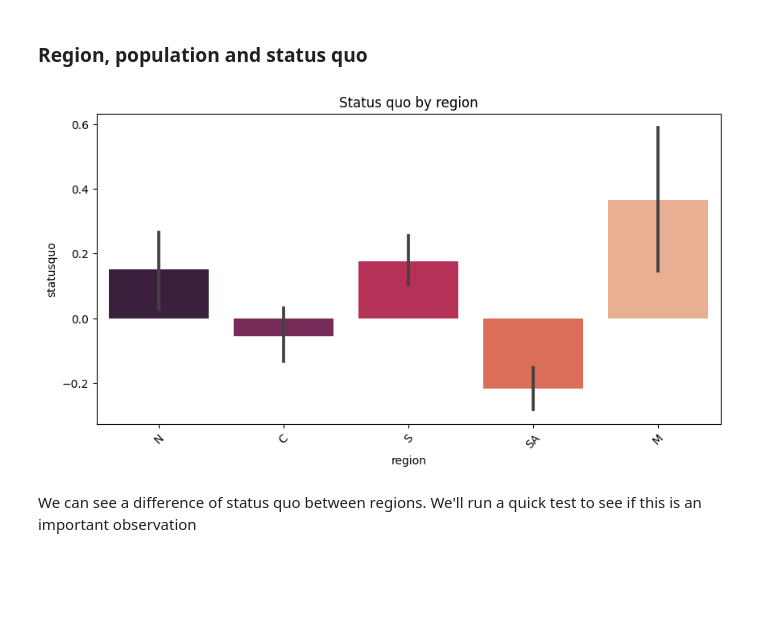
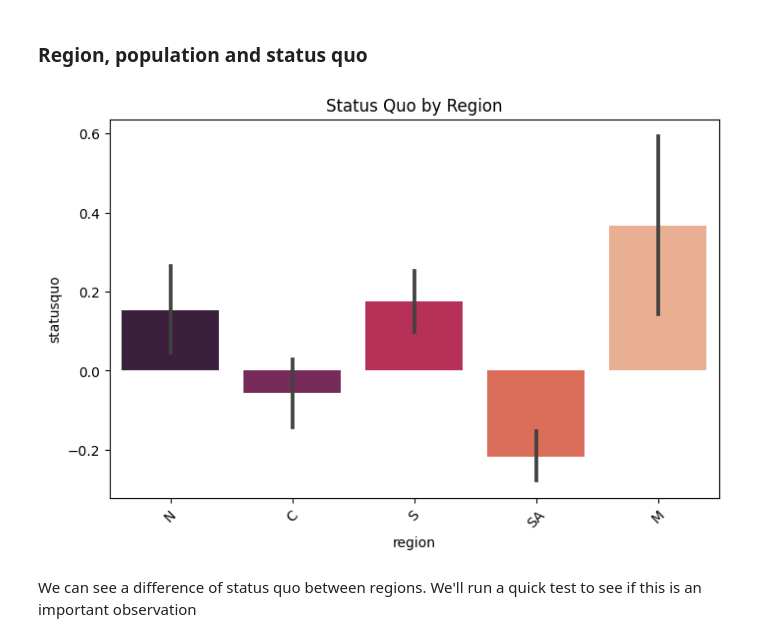
Before and after one commit to KasperLindm/Chile, a Jupyter notebook: chile_notebook.ipynb, the cells around one changed output. Drawn from its saved outputs; the diff is of its cells as text; code cells hidden in the pictures; blank space fills up the shorter version.

```diff
--- a/chile_notebook.ipynb
+++ b/chile_notebook.ipynb
@@ -630,13 +647,13 @@ Ttest_indResult(statistic=21.842426947372623, pvalue=5.726134899362428e-101)
 # %% [markdown]
 ### Region, population and status quo
 # %%
-fig = plt.figure(figsize=(10,5))
+fig = plt.figure(figsize=(8,5))
 ax = sns.barplot(data=df, x="region", y="statusquo") \
-    .set(title='Status quo by region')
+    .set(title='Status Quo by Region')
 plt.xticks(rotation=45)
 plt.show()
 # %% [output]
-[figure, old version]
+[figure, new version]
 # %% [markdown]
 We can see a difference of status quo between regions. We'll run a quick test to see if this is an important observation
 # %%
```
Also changed, not shown: parts of 23 cells of this notebook.
